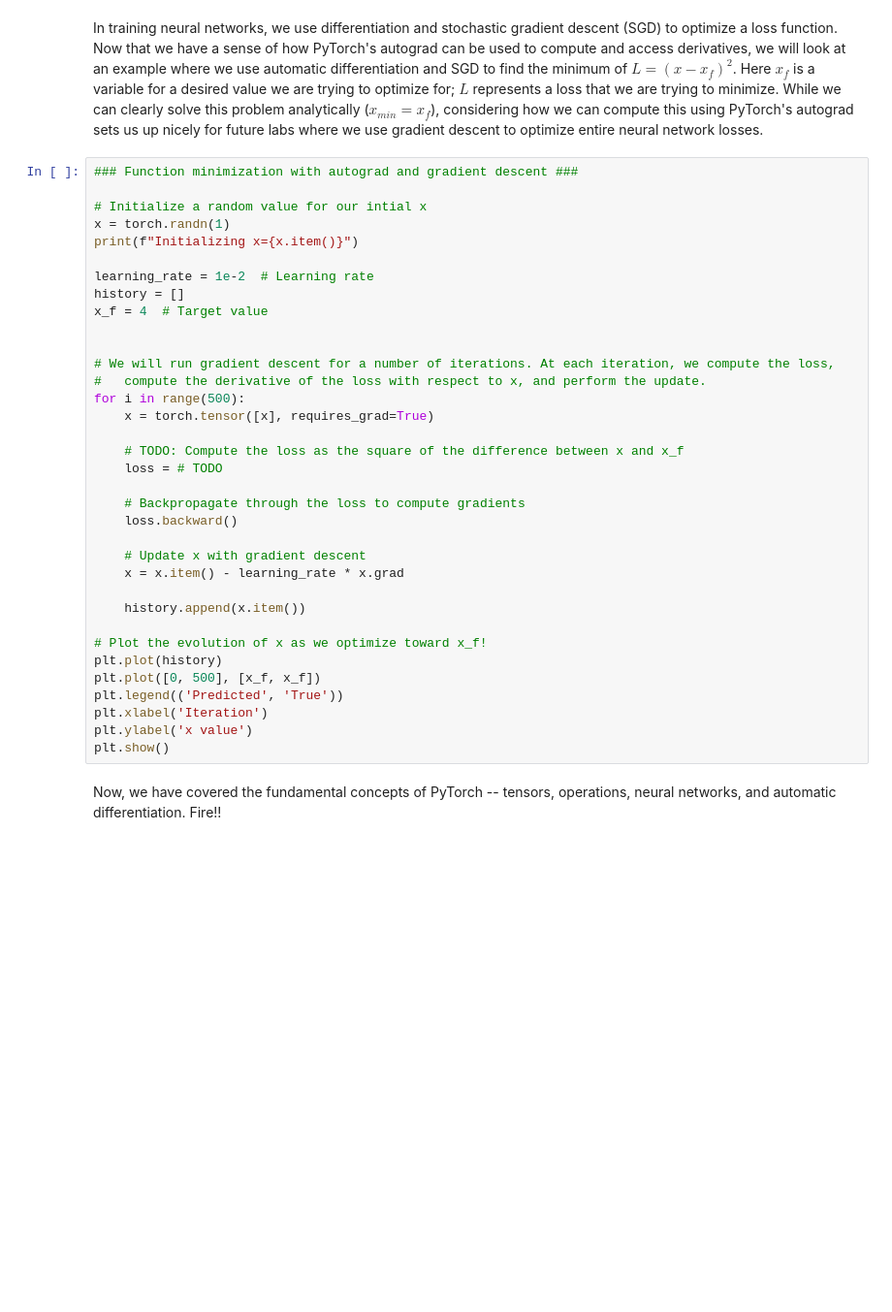
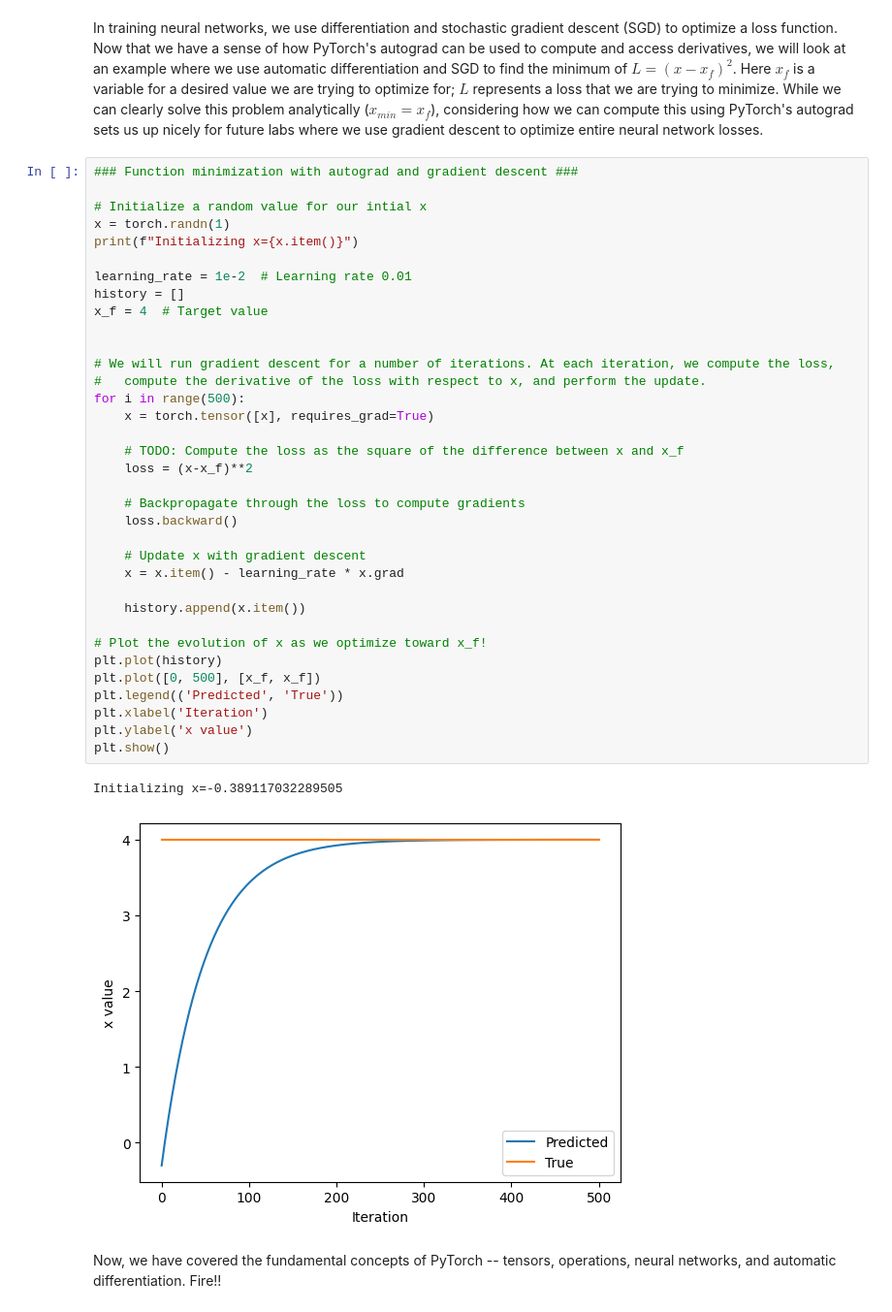
Before and after one commit to jquanC/3y, a Jupyter notebook: lab1/PT_Part1_Intro.ipynb, the cells around one changed output. Shown at 97% size. Saved outputs shown, nothing was run; the diff lists cells and outputs as text; blank space fills up the shorter version.

```diff
--- a/lab1/PT_Part1_Intro.ipynb
+++ b/lab1/PT_Part1_Intro.ipynb
@@ -307,34 +339,37 @@ In training neural networks, we use differentiation and stochastic gradient desc
 # Initialize a random value for our intial x
 x = torch.randn(1)
 print(f"Initializing x={x.item()}")
 
-learning_rate = 1e-2  # Learning rate
+learning_rate = 1e-2  # Learning rate 0.01
 history = []
 x_f = 4  # Target value
 
 
 # We will run gradient descent for a number of iterations. At each iteration, we compute the loss,
 #   compute the derivative of the loss with respect to x, and perform the update.
 for i in range(500):
     x = torch.tensor([x], requires_grad=True)
 
     # TODO: Compute the loss as the square of the difference between x and x_f
-    loss = # TODO
+    loss = (x-x_f)**2
 
     # Backpropagate through the loss to compute gradients
     loss.backward()
 
     # Update x with gradient descent
     x = x.item() - learning_rate * x.grad
 
     history.append(x.item())
 
 # Plot the evolution of x as we optimize toward x_f!
 plt.plot(history)
 plt.plot([0, 500], [x_f, x_f])
 plt.legend(('Predicted', 'True'))
 plt.xlabel('Iteration')
 plt.ylabel('x value')
 plt.show()
+# %% [output]
+Initializing x=-0.389117032289505
+[figure, added]
 # %% [markdown]
 Now, we have covered the fundamental concepts of PyTorch -- tensors, operations, neural networks, and automatic differentiation. Fire!!
```
Also changed, not shown: parts of 14 cells of this notebook.
